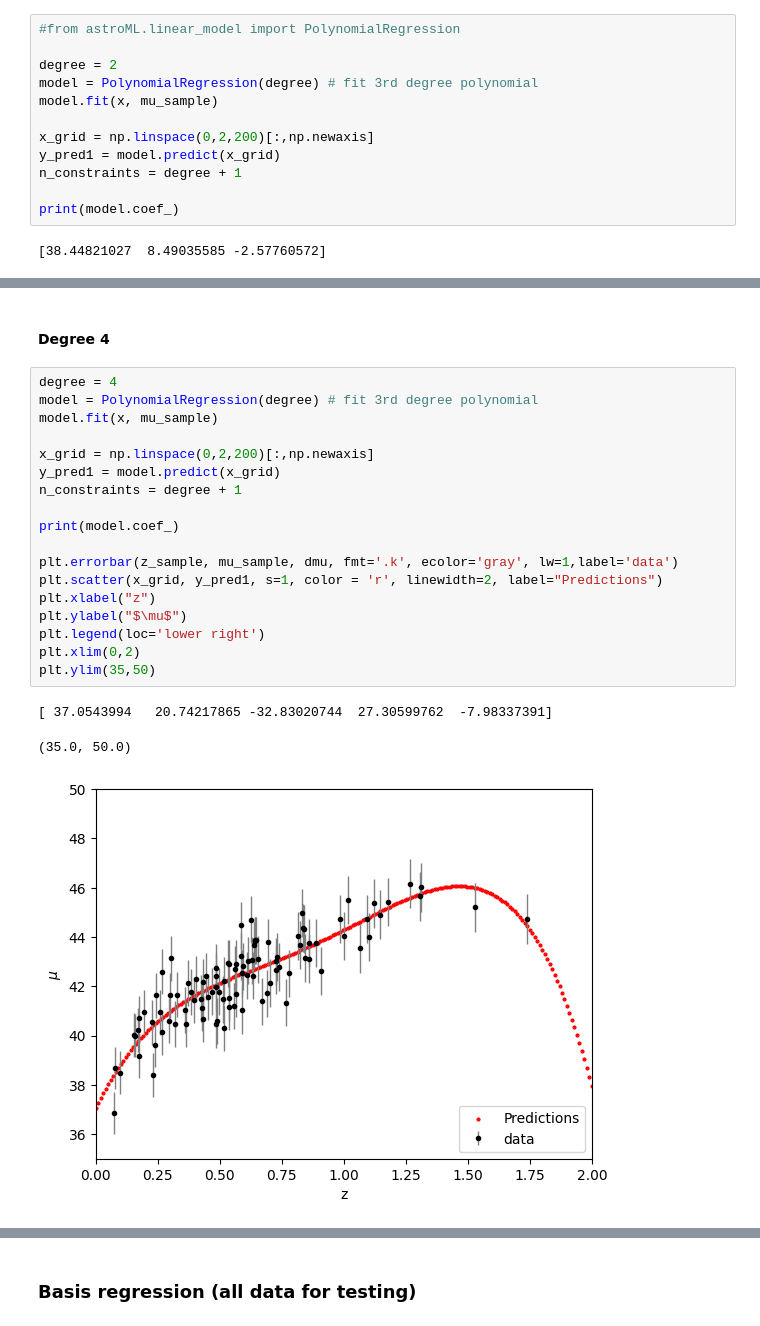
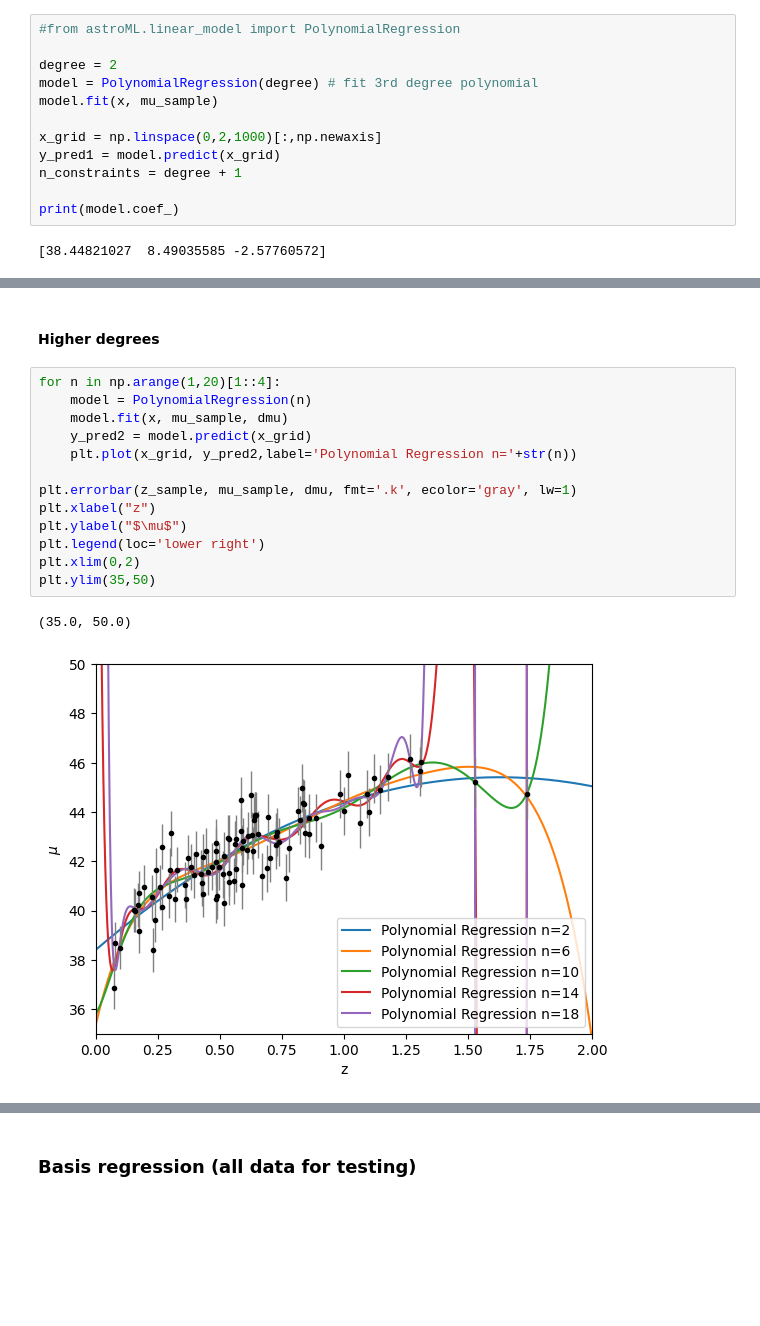
Before and after one commit to GiuliaConti/astrostatistics_bicocca_2024, a Jupyter notebook: working/E15_L17.ipynb, the cells around one changed output, grey strips where cells are left out. Saved outputs shown, nothing was run; the diff lists cells and outputs as text; blank space fills up the shorter version.

```diff
--- a/working/E15_L17.ipynb
+++ b/working/E15_L17.ipynb
@@ -61,7 +61,7 @@ degree = 2
 model = PolynomialRegression(degree) # fit 3rd degree polynomial
 model.fit(x, mu_sample)
 
-x_grid = np.linspace(0,2,200)[:,np.newaxis]
+x_grid = np.linspace(0,2,1000)[:,np.newaxis]
 y_pred1 = model.predict(x_grid)
 n_constraints = degree + 1
 
@@ -82,24 +82,18 @@ plt.ylim(35,50)
 # %% [markdown]
-#### Degree 4
+#### Higher degrees
 # %%
-degree = 4
-model = PolynomialRegression(degree) # fit 3rd degree polynomial
-model.fit(x, mu_sample)
+for n in np.arange(1,20)[1::4]:
+    model = PolynomialRegression(n)
+    model.fit(x, mu_sample, dmu)
+    y_pred2 = model.predict(x_grid)
+    plt.plot(x_grid, y_pred2,label='Polynomial Regression n='+str(n))
 
-x_grid = np.linspace(0,2,200)[:,np.newaxis]
-y_pred1 = model.predict(x_grid)
-n_constraints = degree + 1
-
-print(model.coef_)
-
-plt.errorbar(z_sample, mu_sample, dmu, fmt='.k', ecolor='gray', lw=1,label='data')
-plt.scatter(x_grid, y_pred1, s=1, color = 'r', linewidth=2, label="Predictions")
+plt.errorbar(z_sample, mu_sample, dmu, fmt='.k', ecolor='gray', lw=1)
 plt.xlabel("z")
 plt.ylabel("$\mu$")
 plt.legend(loc='lower right')
 plt.xlim(0,2)
 plt.ylim(35,50)
 # %% [output]
-[ 37.0543994   20.74217865 -32.83020744  27.30599762  -7.98337391]
+(35.0, 50.0)
-(35.0, 50.0)
-[figure, old version]
+[figure, new version]
```
Also changed, not shown: parts of 14 cells of this notebook, 1 other file.
